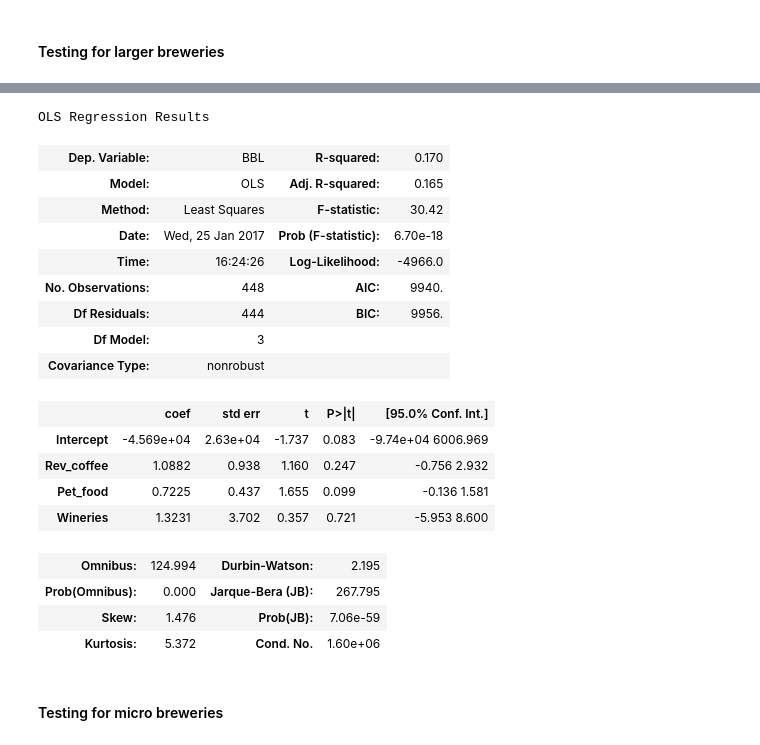
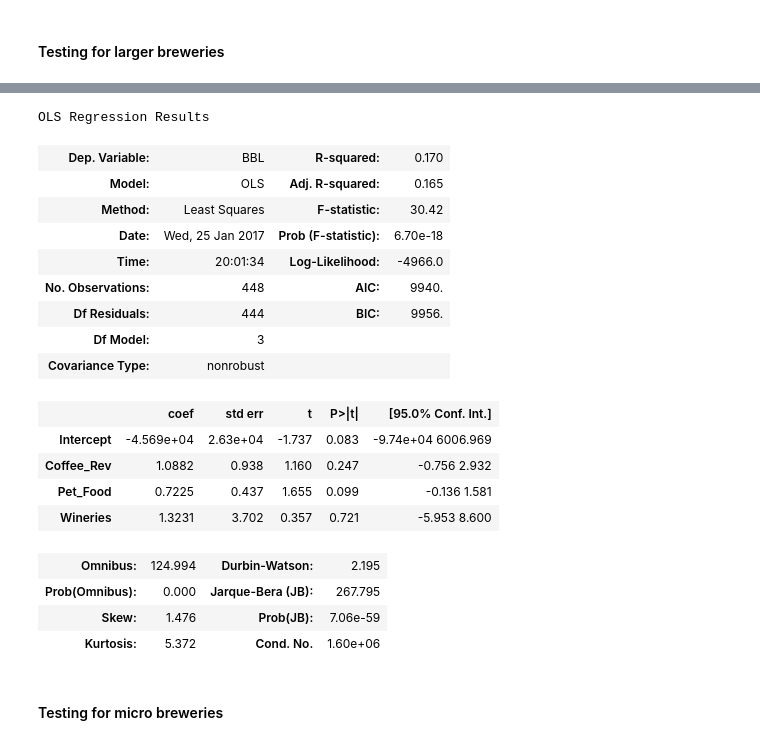
Before and after one commit to RFortney88/ds-sf-29, a Jupyter notebook: projects/final-projects/05-presentation/RFortney.Final Project.ipynb, the cells around one changed output, grey strips where cells are left out. Drawn from its saved outputs; the diff is of its cells as text; code cells hidden in the pictures.

```diff
--- a/projects/final-projects/05-presentation/RFortney.Final Project.ipynb
+++ b/projects/final-projects/05-presentation/RFortney.Final Project.ipynb
@@ -221,3 +227,7 @@ sb.plt.show()
 ### Testing for coefficients of similar premium products
 # %% [markdown]
 #### Testing for larger breweries
+# %%
+large_brews.columns = ['Brewery Name', 'State', 'BBL', 'Year', 'Size', 'Region', 'Coffee_Rev','Pet_Food','Wine_gallons','Income','CPI_alcohol','Beer_away','Beer_importance', 'number_drinks', 'Wineries']
+micro_brews.columns = ['Brewery Name', 'State', 'BBL', 'Year', 'Size', 'Region', 'Coffee_Rev','Pet_Food','Wine_gallons','Income','CPI_alcohol','Beer_away','Beer_importance', 'number_drinks', 'Wineries']
+test_brews.columns = ['Brewery Name', 'State', 'BBL', 'Year', 'Size', 'Region', 'Coffee_Rev','Pet_Food','Wine_gallons','Income','CPI_alcohol','Beer_away','Beer_importance', 'number_drinks', 'Wineries']
@@ -224,21 +244,21 @@ sb.plt.show()
 # %%
-premium_test = smf.ols(formula = 'BBL ~ Rev_coffee + Pet_food + Wineries', data = large_brews).fit()
+premium_test = smf.ols(formula = 'BBL ~ Coffee_Rev + Pet_Food + Wineries', data = large_brews).fit()
 premium_test.summary()
 # %% [output]
 OLS Regression Results
 | Dep. Variable: | BBL | R-squared: | 0.170 |
 | Model: | OLS | Adj. R-squared: | 0.165 |
 | Method: | Least Squares | F-statistic: | 30.42 |
 | Date: | Wed, 25 Jan 2017 | Prob (F-statistic): | 6.70e-18 |
-| Time: | 16:24:26 | Log-Likelihood: | -4966.0 |
+| Time: | 20:01:34 | Log-Likelihood: | -4966.0 |
 | No. Observations: | 448 | AIC: | 9940. |
 | Df Residuals: | 444 | BIC: | 9956. |
 | Df Model: | 3 |  |  |
 | Covariance Type: | nonrobust |  |  |
 |  | coef | std err | t | P>|t| | [95.0% Conf. Int.] |
 | Intercept | -4.569e+04 | 2.63e+04 | -1.737 | 0.083 | -9.74e+04 6006.969 |
-| Rev_coffee | 1.0882 | 0.938 | 1.160 | 0.247 | -0.756 2.932 |
-| Pet_food | 0.7225 | 0.437 | 1.655 | 0.099 | -0.136 1.581 |
+| Coffee_Rev | 1.0882 | 0.938 | 1.160 | 0.247 | -0.756 2.932 |
+| Pet_Food | 0.7225 | 0.437 | 1.655 | 0.099 | -0.136 1.581 |
 | Wineries | 1.3231 | 3.702 | 0.357 | 0.721 | -5.953 8.600 |
 | Omnibus: | 124.994 | Durbin-Watson: | 2.195 |
 | Prob(Omnibus): | 0.000 | Jarque-Bera (JB): | 267.795 |
```
Also changed, not shown: parts of 8 cells of this notebook.
